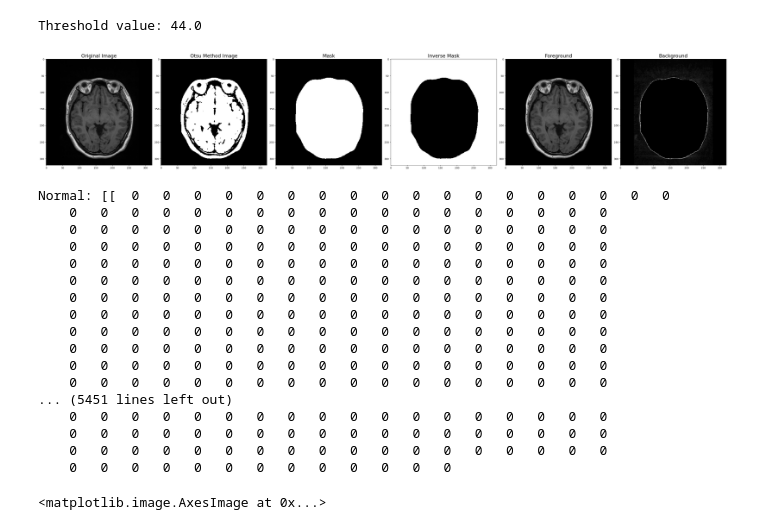
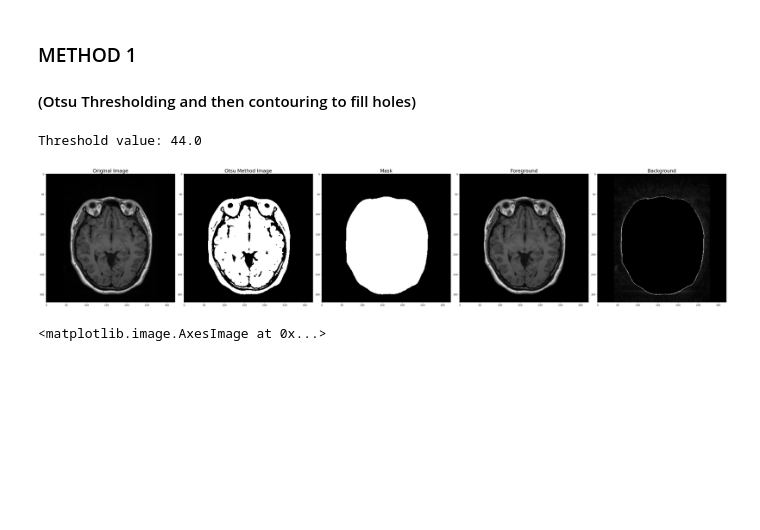
Before and after one commit to Alvi305/Otsu_Thresholding, a Jupyter notebook: segmentation_mask.ipynb, the cells around one changed output. Drawn from its saved outputs; the diff is of its cells as text; code cells hidden in the pictures; blank space fills up the shorter version.

```diff
--- a/segmentation_mask.ipynb
+++ b/segmentation_mask.ipynb
@@ -8,4 +11,7 @@ from PIL import Image
 np.set_printoptions(threshold=np.inf)
+# %% [markdown]
+### METHOD 1
+#### (Otsu Thresholding and then contouring to fill holes)
 # %%
 file = os.path.join(os.getcwd(), 'test.dcm')
 
@@ -28,7 +34,7 @@ print(f"Threshold value: {ret}")
 
 
 
-
+### VERY IMPORTANT
 # Threshold the image
 _, mask = cv2.threshold(normalize, ret, 255, cv2.THRESH_BINARY)
 
@@ -42,75 +48,55 @@ for contour in contours:
 inverse_mask = np.invert(mask)
 
 # # Create a mask from the thresholded image
 # mask = thresh1 > 0
 # inverse_mask = np.invert(mask)
 
 
 foreground = cv2.bitwise_and(normalize, normalize, mask=mask.astype("uint8"))
 
 # To extract the background, you can invert the mask and then use it
 inverse_mask = cv2.bitwise_not(mask)  # Invert the mask
 background = cv2.bitwise_and(normalize, normalize, mask=inverse_mask.astype("uint8"))
 
 # # Create new RGBA image and paste segmented part using mask
 # foreground = Image.new("RGBA", img.shape, (0, 0, 0, 0))  # Create new blank (transparent) image
 # image_pil = Image.fromarray(normalize).convert("RGBA")  # Convert the normalized image to RGBA
 # foreground.paste(image_pil, mask=mask)  # Paste in the segmented part using the mask
 
 
 
 
-# #DISPLAY
-# plt.figure(figsize=(40,20))
+#DISPLAY
+plt.figure(figsize=(40,20))
 
-# plt.subplot(1,5,1)
-# plt.title('Original Image',fontsize=20)
-# plt.imshow(normalize,cmap='gray')
+plt.subplot(1,5,1)
+plt.title('Original Image',fontsize=20)
+plt.imshow(normalize,cmap='gray')
 
-# plt.subplot(1,5,2)
-# plt.title('Otsu Method Image',fontsize=20)
-# plt.imshow(thresh1,cmap='gray')
+plt.subplot(1,5,2)
+plt.title('Otsu Method Image',fontsize=20)
+plt.imshow(thresh1,cmap='gray')
 
-# plt.subplot(1,5,3)
-# plt.title('Mask',fontsize=20)
-# plt.imshow(mask,cmap='gray')
-
-# # plt.subplot(1,5,4)
-# # plt.title('Inverse Mask',fontsize=20)
-# # plt.imshow(inverse_mask,cmap='gray')
+plt.subplot(1,5,3)
+plt.title('Mask',fontsize=20)
+plt.imshow(mask,cmap='gray')
 
 # plt.subplot(1,5,4)
-# plt.title('Foreground',fontsize=20)
-# plt.imshow(foreground,cmap='gray')
+# plt.title('Inverse Mask',fontsize=20)
+# plt.imshow(inverse_mask,cmap='gray')
 
-# plt.subplot(1,5,5)
-# plt.title('Background',fontsize=20)
-# plt.imshow(background,cmap='gray')
+plt.subplot(1,5,4)
+plt.title('Foreground',fontsize=20)
+plt.imshow(foreground,cmap='gray')
 
-# plt.tight_layout()
+plt.subplot(1,5,5)
+plt.title('Background',fontsize=20)
+plt.imshow(background,cmap='gray')
+
+plt.tight_layout()
 # %% [output]
 Threshold value: 44.0
-[figure, old version]
+[figure, new version]
-# %%
-print(f"Normal: {foreground}")
-# %% [output]
-Normal: [[  0   0   0   0   0   0   0   0   0   0   0   0   0   0   0   0   0   0
-    0   0   0   0   0   0   0   0   0   0   0   0   0   0   0   0   0   0
-    0   0   0   0   0   0   0   0   0   0   0   0   0   0   0   0   0   0
-    0   0   0   0   0   0   0   0   0   0   0   0   0   0   0   0   0   0
-    0   0   0   0   0   0   0   0   0   0   0   0   0   0   0   0   0   0
-    0   0   0   0   0   0   0   0   0   0   0   0   0   0   0   0   0   0
-    0   0   0   0   0   0   0   0   0   0   0   0   0   0   0   0   0   0
-    0   0   0   0   0   0   0   0   0   0   0   0   0   0   0   0   0   0
-    0   0   0   0   0   0   0   0   0   0   0   0   0   0   0   0   0   0
-    0   0   0   0   0   0   0   0   0   0   0   0   0   0   0   0   0   0
-    0   0   0   0   0   0   0   0   0   0   0   0   0   0   0   0   0   0
-    0   0   0   0   0   0   0   0   0   0   0   0   0   0   0   0   0   0
-... (5451 lines left out)
-    0   0   0   0   0   0   0   0   0   0   0   0   0   0   0   0   0   0
-    0   0   0   0   0   0   0   0   0   0   0   0   0   0   0   0   0   0
-    0   0   0   0   0   0   0   0   0   0   0   0   0   0   0   0   0   0
-    0   0   0   0   0   0   0   0   0   0   0   0   0
 # %%
 # SHOW DIFFERENCE
 
```
Also changed, not shown: parts of 6 cells of this notebook, 4 other files.
